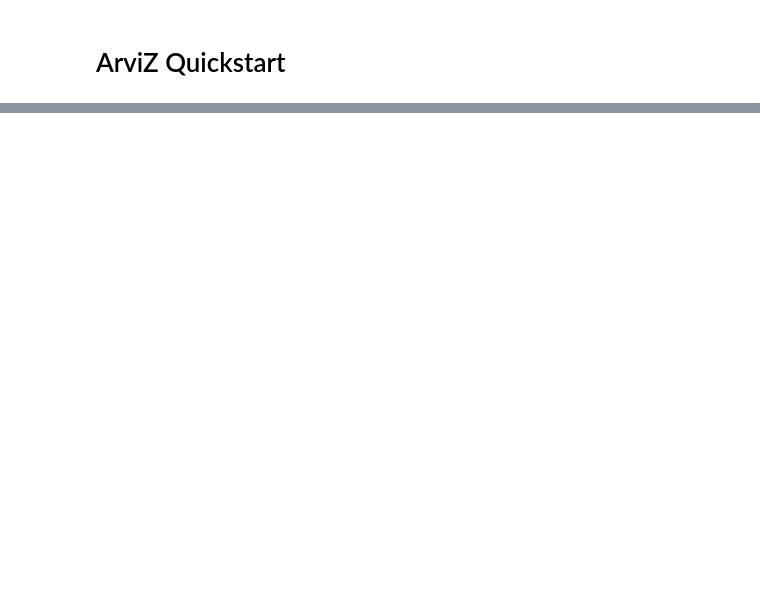
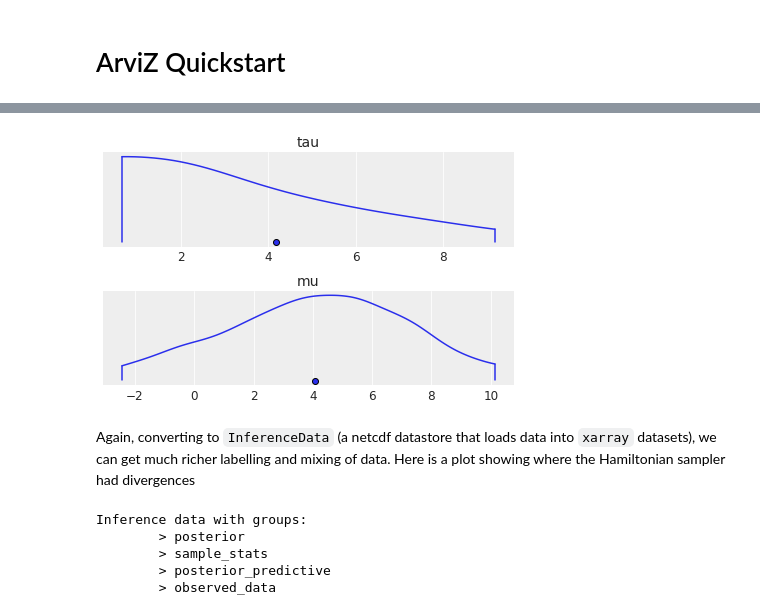
Before and after one commit to arviz-devs/arviz, a Jupyter notebook: doc/notebooks/Introduction.ipynb, the cells around one changed output, grey strips where cells are left out. Drawn from its saved outputs; the diff is of its cells as text; code cells hidden in the pictures; blank space fills up the shorter version.

```diff
--- a/doc/notebooks/Introduction.ipynb
+++ b/doc/notebooks/Introduction.ipynb
@@ -79,0 +102,39 @@ az.summary(trace)
+# %%
+import pystan
+
+
+schools_code = """
+data {
+  int<lower=0> J;
+  real y[J];
+  real<lower=0> sigma[J];
+}
+
+parameters {
+  real mu;
+  real<lower=0> tau;
+  real theta[J];
+}
+
+model {
+  mu ~ normal(0, 5);
+  tau ~ cauchy(0, 5);
+  theta ~ normal(mu, tau);
+  y ~ normal(theta, sigma);
+}
+generated quantities {
+    vector[J] log_lik;
+    vector[J] y_hat;
+    for (j in 1:J) {
+        log_lik[j] = normal_lpdf(y[j] | theta[j], sigma[j]);
+        y_hat[j] = normal_rng(theta[j], sigma[j]);
+    }
+}
+"""
+
+schools_dat = {'J': 8,
+               'y': [28,  8, -3,  7, -1,  1, 18, 12],
+               'sigma': [15, 10, 16, 11,  9, 11, 10, 18]}
+
+sm = pystan.StanModel(model_code=schools_code, verbose=False)
+fit = sm.sampling(data=schools_dat, iter=1000, chains=4)
@@ -79,0 +162,20 @@ az.summary(trace)
+# %%
+az.densityplot(fit, var_names=['mu', 'tau']);
+# %% [output]
+[figure, added]
+# %% [markdown]
+Again, converting to `InferenceData` (a netcdf datastore that loads data into `xarray` datasets), we can get much richer labelling and mixing of data. Here is a plot showing where the Hamiltonian sampler had divergences
+# %%
+data = az.pystan_to_inference_data(fit=fit,
+                                posterior_predictive='y_hat',
+                                observed_data=['y'],
+                                log_likelihood='log_lik',
+                                coords={'school': schools},
+                                dims={'theta': ['school'], 'y': ['school'], 'log_lik': ['school'], 'y_hat': ['school'], 'theta_tilde': ['school']})
+data
+# %% [output]
+Inference data with groups:
+        > posterior
+        > sample_stats
+        > posterior_predictive
+        > observed_data
```
Also changed, not shown: parts of 26 cells of this notebook, 5 other files.
